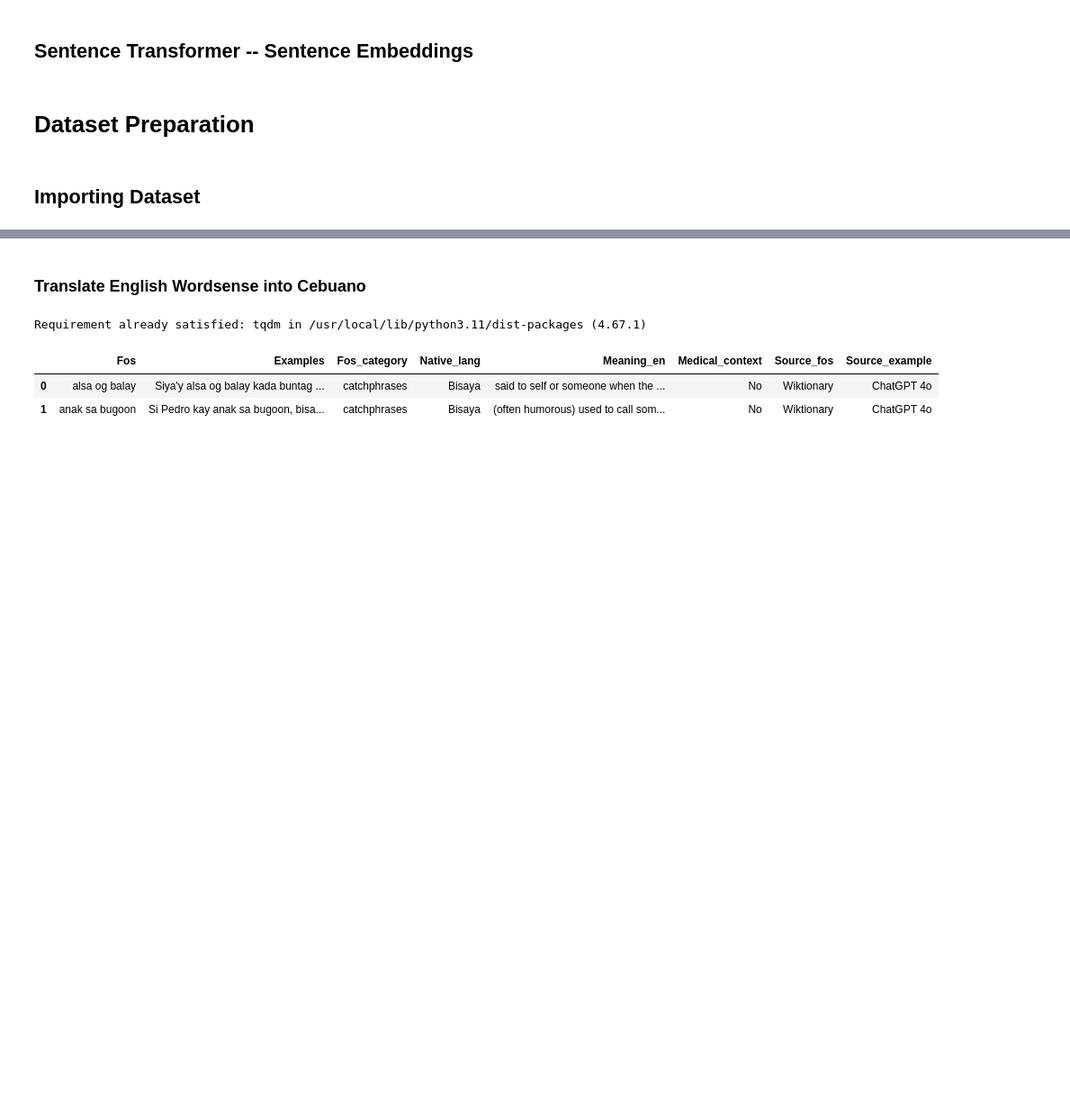
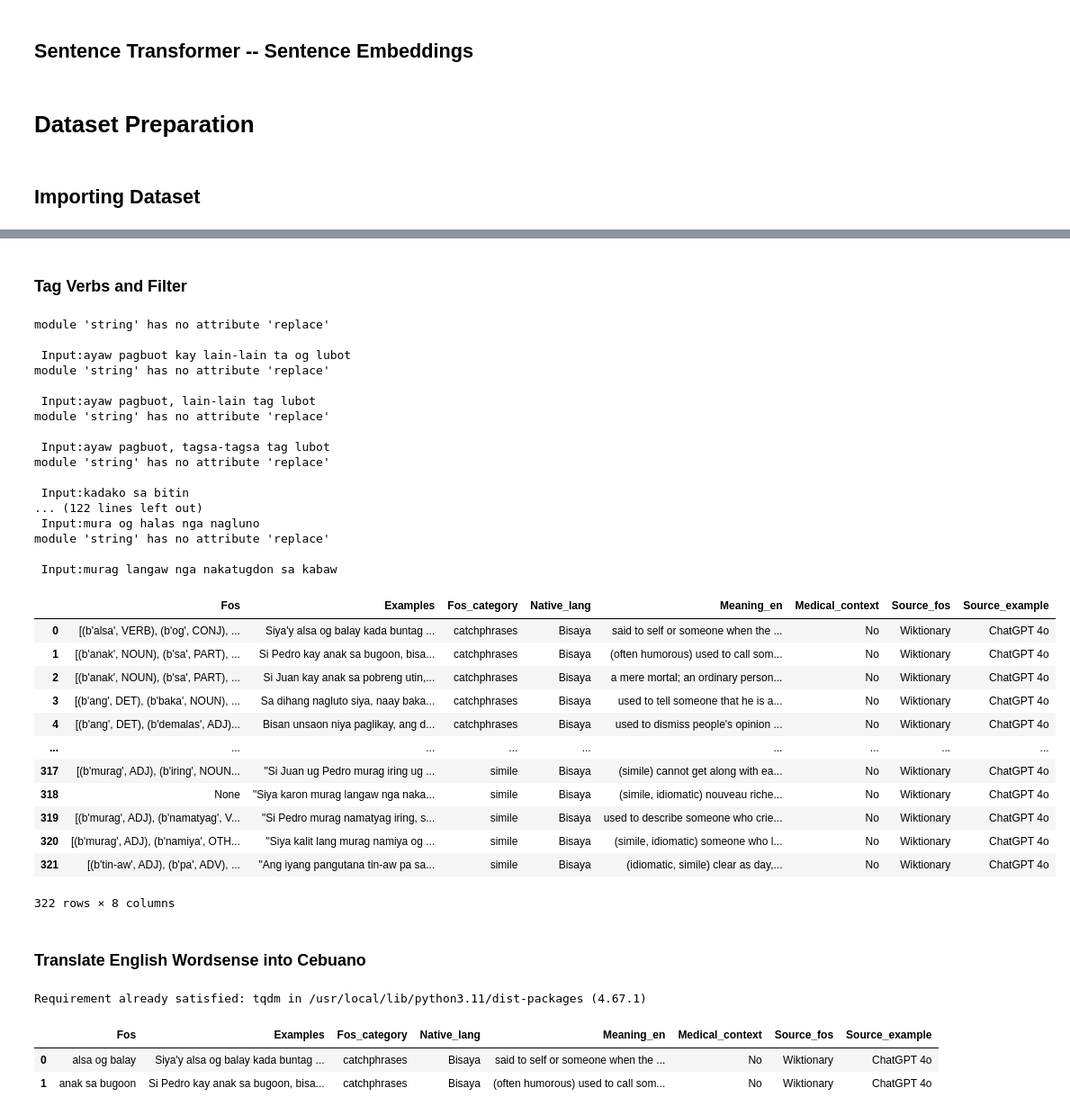
Before and after one commit to MiguelPartosa/Thesis-FOS-BinaryClass-WSD, a Jupyter notebook: Thesis_Implementation_1_2.ipynb, the cells around one changed output, grey strips where cells are left out. Shown at 90% size. Cells and saved outputs as stored; diff of their text form; code cells hidden in the pictures; blank space fills up the shorter version.

Commit message:
Add initial implementation for POS Tagging and QOL for importing dataset in colab

```diff
--- a/Thesis_Implementation_1_2.ipynb
+++ b/Thesis_Implementation_1_2.ipynb
@@ -82,0 +71,11 @@ df.head()
+# %%
+import pandas as pd
+
+dataset_location = "Root Folder" # @param ["Root Folder", "Cebuano_POS_Tagger"]
+dataset_file_name = "Raw_Dataset" #@param {type: "string"}
+
+# For ease of use, we allow importing the dataset into the root folder
+dataset_file_name = "../../" + dataset_file_name if dataset_location == "Root Folder" else dataset_file_name
+
+df = pd.read_excel(dataset_file_name + ".xlsx", sheet_name ="Cebuano_Examples")
+df.head()
@@ -83,3 +89,47 @@ df.head()
+# %% [markdown]
+### Tag Verbs and Filter
+# %%
+def ReturnTags(text:str)-> str:
+  try:
+    return tag_sentence(text)
+  except Exception as e:
+    print(f"{e}\n\n Input:{text}")
+    return None
+# %%
+df_filtered = df.copy()
+df_filtered.iloc[:,0] = df_filtered.iloc[:,0].apply(lambda x: ReturnTags(x))
+df_filtered
+# %% [output]
+module 'string' has no attribute 'replace'
+
+ Input:ayaw pagbuot kay lain-lain ta og lubot
+module 'string' has no attribute 'replace'
+
+ Input:ayaw pagbuot, lain-lain tag lubot
+module 'string' has no attribute 'replace'
+
+ Input:ayaw pagbuot, tagsa-tagsa tag lubot
+module 'string' has no attribute 'replace'
+
+ Input:kadako sa bitin
+... (122 lines left out)
+ Input:mura og halas nga nagluno
+module 'string' has no attribute 'replace'
+
+ Input:murag langaw nga nakatugdon sa kabaw
+|  | Fos | Examples | Fos_category | Native_lang | Meaning_en | Medical_context | Source_fos | Source_example |
+| 0 | [(b'alsa', VERB), (b'og', CONJ), ... | Siya'y alsa og balay kada buntag ... | catchphrases | Bisaya | said to self or someone when the ... | No | Wiktionary | ChatGPT 4o |
+| 1 | [(b'anak', NOUN), (b'sa', PART), ... | Si Pedro kay anak sa bugoon, bisa... | catchphrases | Bisaya | (often humorous) used to call som... | No | Wiktionary | ChatGPT 4o |
+| 2 | [(b'anak', NOUN), (b'sa', PART), ... | Si Juan kay anak sa pobreng utin,... | catchphrases | Bisaya | a mere mortal; an ordinary person... | No | Wiktionary | ChatGPT 4o |
+| 3 | [(b'ang', DET), (b'baka', NOUN), ... | Sa dihang nagluto siya, naay baka... | catchphrases | Bisaya | used to tell someone that he is a... | No | Wiktionary | ChatGPT 4o |
+| 4 | [(b'ang', DET), (b'demalas', ADJ)... | Bisan unsaon niya paglikay, ang d... | catchphrases | Bisaya | used to dismiss people's opinion ... | No | Wiktionary | ChatGPT 4o |
+| ... | ... | ... | ... | ... | ... | ... | ... | ... |
+| 317 | [(b'murag', ADJ), (b'iring', NOUN... | "Si Juan ug Pedro murag iring ug ... | simile | Bisaya | (simile) cannot get along with ea... | No | Wiktionary | ChatGPT 4o |
+| 318 | None | "Siya karon murag langaw nga naka... | simile | Bisaya | (simile, idiomatic) nouveau riche... | No | Wiktionary | ChatGPT 4o |
+| 319 | [(b'murag', ADJ), (b'namatyag', V... | "Si Pedro murag namatyag iring, s... | simile | Bisaya | used to describe someone who crie... | No | Wiktionary | ChatGPT 4o |
+| 320 | [(b'murag', ADJ), (b'namiya', OTH... | "Siya kalit lang murag namiya og ... | simile | Bisaya | (simile, idiomatic) someone who l... | No | Wiktionary | ChatGPT 4o |
+| 321 | [(b'tin-aw', ADJ), (b'pa', ADV), ... | "Ang iyang pangutana tin-aw pa sa... | simile | Bisaya | (idiomatic, simile) clear as day,... | No | Wiktionary | ChatGPT 4o |
+322 rows × 8 columns
 # %% [markdown]
 ### Translate English Wordsense into Cebuano
 # %%
```
Also changed, not shown: parts of 3 cells of this notebook.
